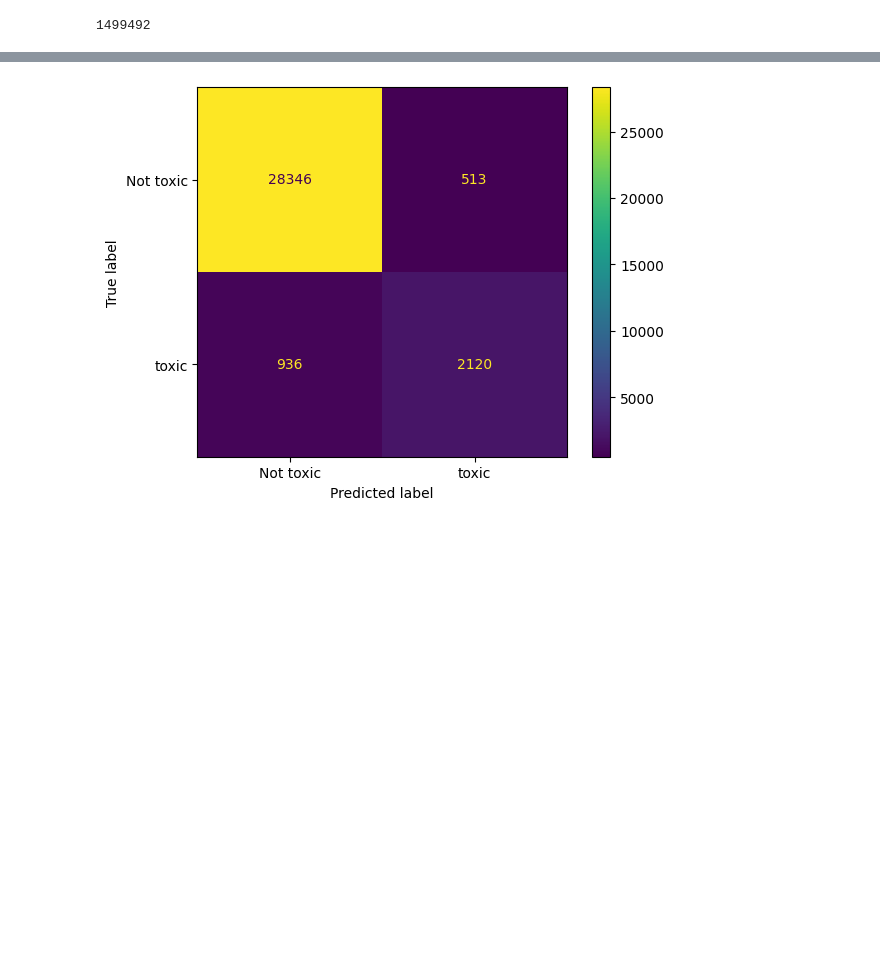
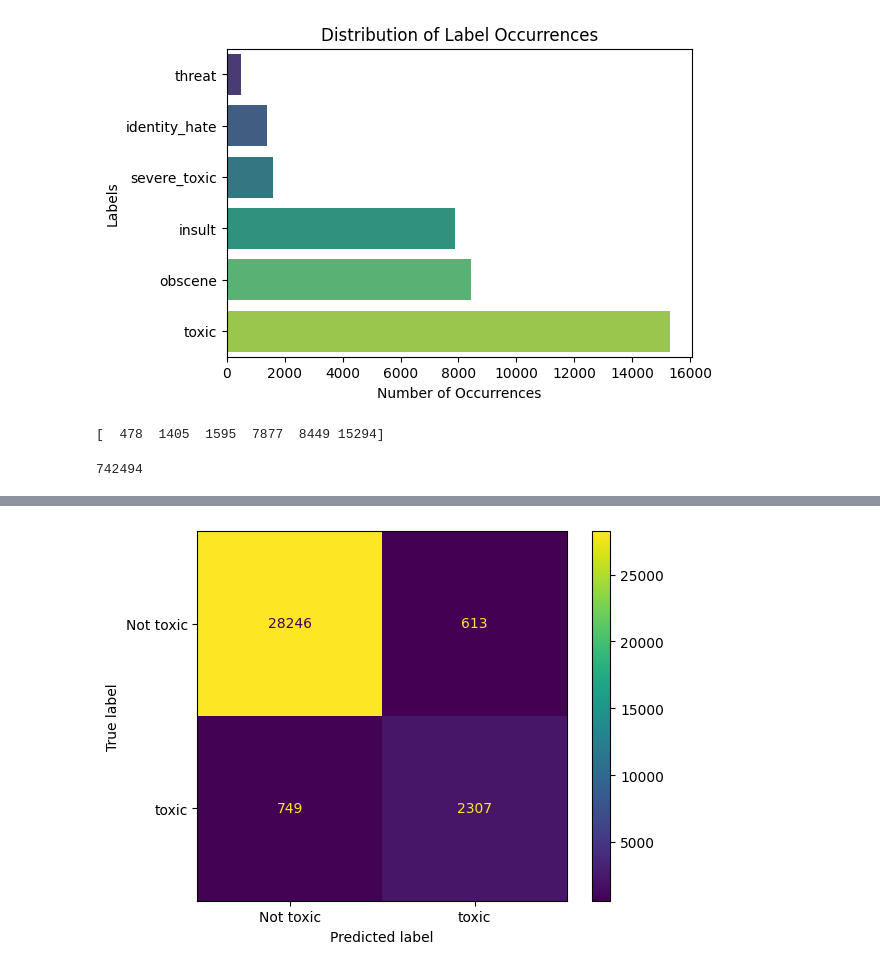
Before and after one commit to nilaydatta1234/Toxicity-Classifier, a Jupyter notebook: bruh.ipynb, the cells around one changed output, grey strips where cells are left out. Cells and saved outputs as stored; diff of their text form; code cells hidden in the pictures; blank space fills up the shorter version.

Commit message:
Balanced data to improve LSTM functioning

```diff
--- a/bruh.ipynb
+++ b/bruh.ipynb
@@ -26,18 +28,37 @@ tf.config.experimental.set_memory_growth(physical_devices[0], enable=True)
 data = pd.read_csv("train.csv")
 data['comment_text'] = data['comment_text'].str.lower()
 train_data, test_data = train_test_split(data, test_size=0.2, random_state=42)
+# %%
+column_labels = data.columns.tolist()[2:]
+label_counts = data[column_labels].sum().sort_values()
+
+plt.figure(figsize=(6, 4))
+
+ax = sns.barplot(x=label_counts.values,
+				y=label_counts.index, palette='viridis')
+
+plt.xlabel('Number of Occurrences')
+plt.ylabel('Labels')
+plt.title('Distribution of Label Occurrences')
+plt.show()
+print(label_counts.values)
+# %% [output]
+[figure, added]
+[  478  1405  1595  7877  8449 15294]
 # %%
-labels = ['threat', 'severe_toxic','identity_hate','obscene', 'threat', 'insult']
+labels = ['threat', 'severe_toxic', 'identity_hate','obscene', 'insult']
+sample = [16000,14000,14000,8000,8000]
 
 balanced_train_data = pd.DataFrame()
+for i in range(len(labels)):
+    column = labels[i]
 
-for column in labels:
     minority_comments = train_data[train_data[column] == 1]
     majority_comments = train_data[train_data[column] == 0]
 
     minority_upsampled = resample(minority_comments,
                                    replace=True,
-                                   n_samples=len(majority_comments),
+                                   n_samples=2*sample[i],
                                    random_state=42)
 
     balanced_train_data = pd.concat([balanced_train_data, majority_comments, minority_upsampled])
@@ -45,5 +66,5 @@ for column in labels:
 balanced_train_data = balanced_train_data.sample(frac=1, random_state=42)
 len(balanced_train_data)
 # %% [output]
-1499492
+742494
 # %%
```
Also changed, not shown: parts of 8 cells of this notebook, 2 other files.
